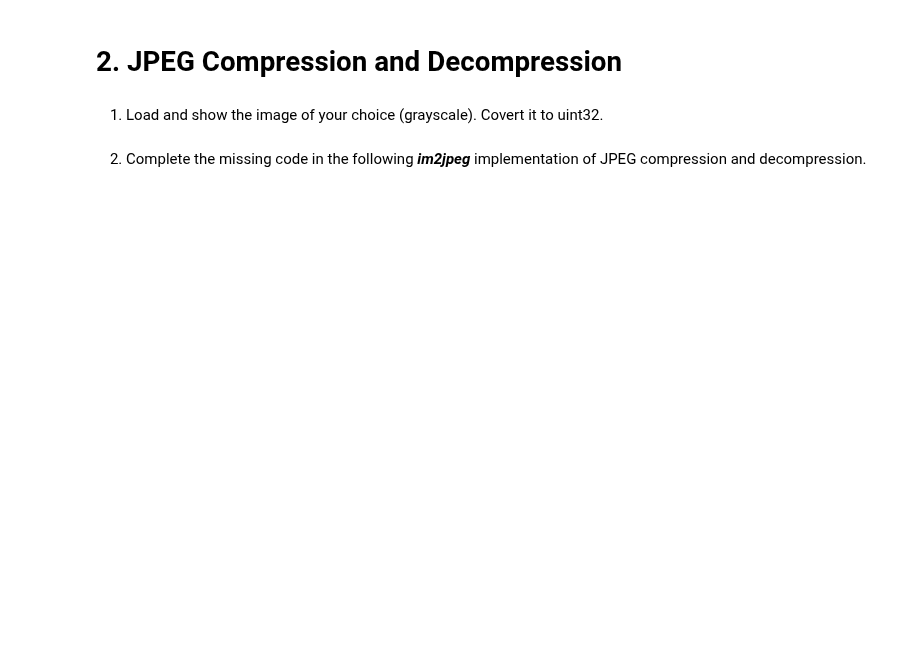
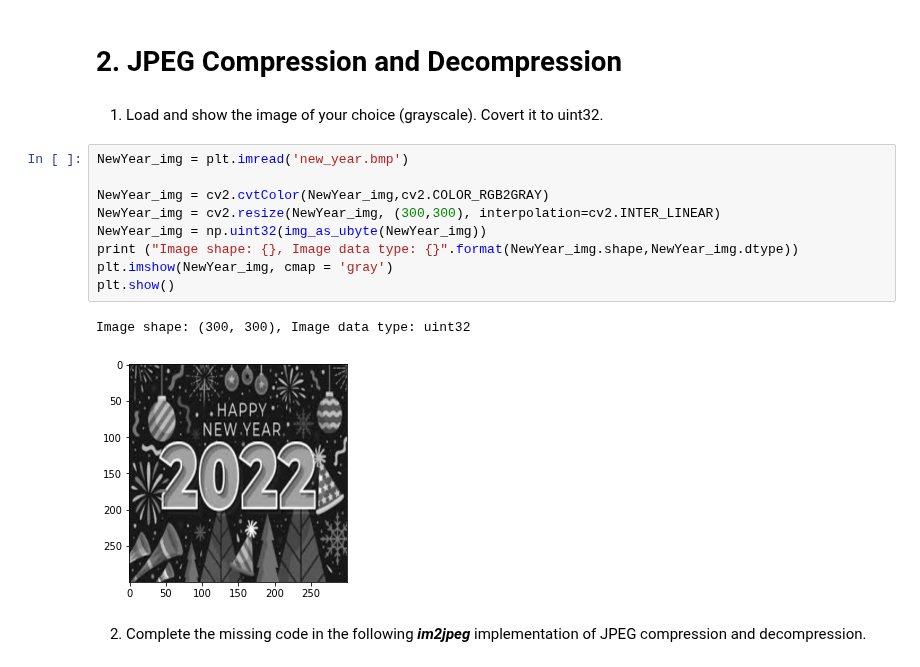
Before and after one commit to nadavschwalb/image_processing, a Jupyter notebook: Lab6_v2.ipynb, the cells around one changed output. Cells and saved outputs as stored; diff of their text form; blank space fills up the shorter version.

```diff
--- a/Lab6_v2.ipynb
+++ b/Lab6_v2.ipynb
@@ -120,6 +140,18 @@ def idct_2d(image):
 # 2. JPEG Compression and Decompression
 # %% [markdown]
 1.   Load and show the image of your choice (grayscale). Covert it to uint32.
+# %%
+NewYear_img = plt.imread('new_year.bmp')
+
+NewYear_img = cv2.cvtColor(NewYear_img,cv2.COLOR_RGB2GRAY)
+NewYear_img = cv2.resize(NewYear_img, (300,300), interpolation=cv2.INTER_LINEAR)
+NewYear_img = np.uint32(img_as_ubyte(NewYear_img))
+print ("Image shape: {}, Image data type: {}".format(NewYear_img.shape,NewYear_img.dtype))
+plt.imshow(NewYear_img, cmap = 'gray')
+plt.show()
+# %% [output]
+Image shape: (300, 300), Image data type: uint32
+[figure, added]
 # %% [markdown]
 2.   Complete the missing code in the following ***im2jpeg*** implementation of JPEG compression and decompression.
 # %%
```
Also changed, not shown: parts of 9 cells of this notebook.
